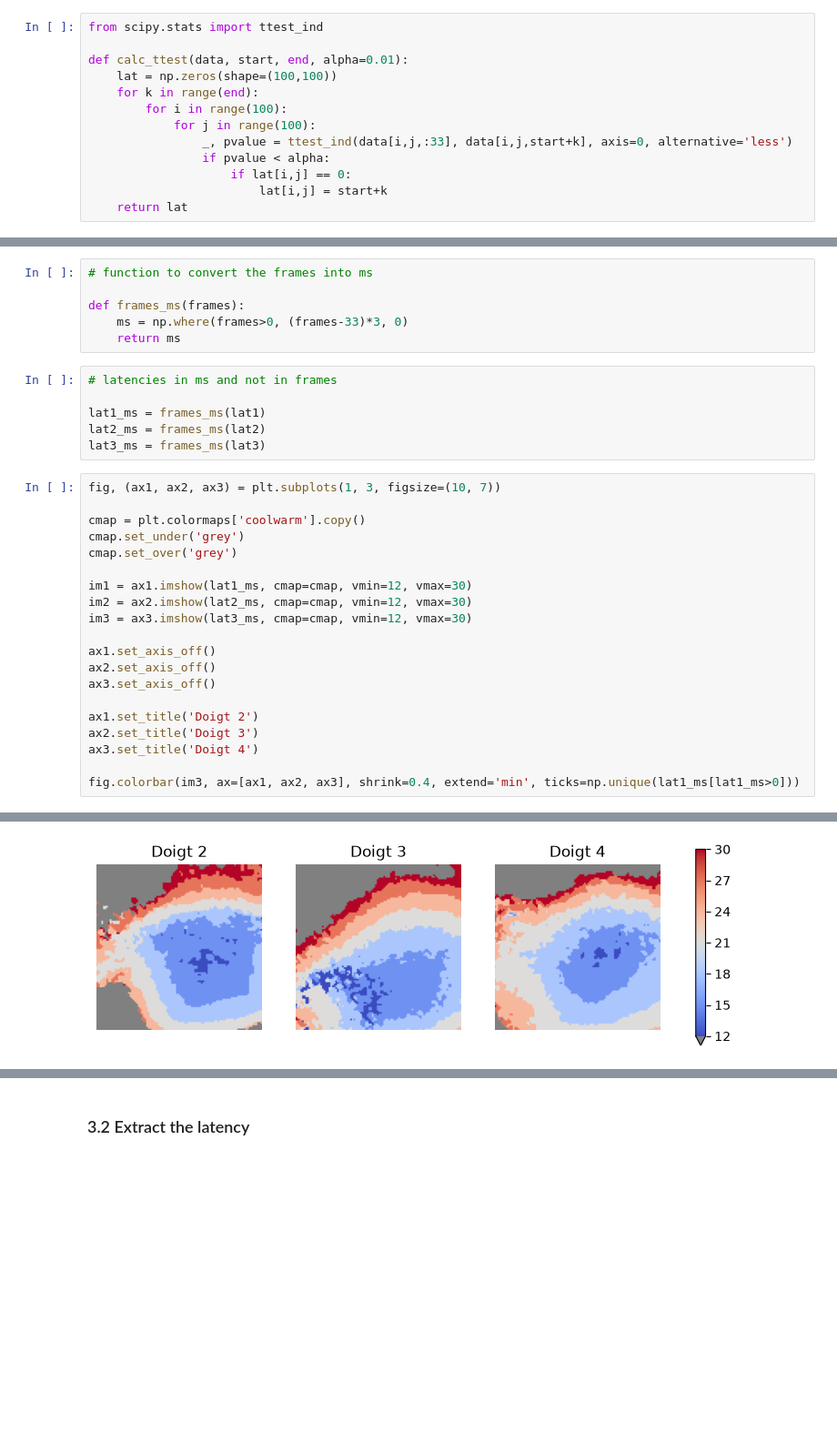
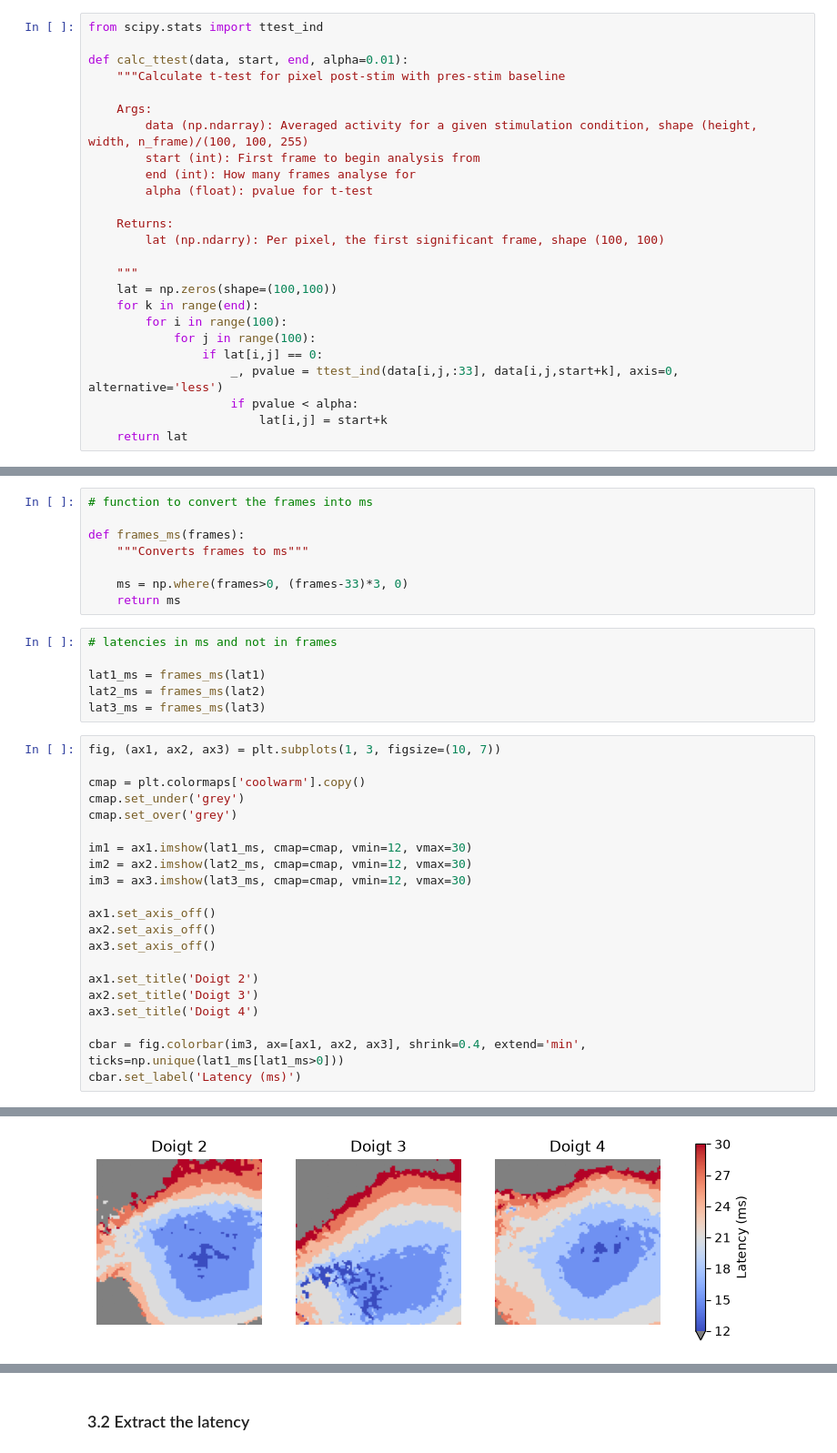
Before and after one commit to arthbreaker/DA3_VSDI_S1_G1_2026, a Jupyter notebook: scripts/DA3_GR1_Catz.ipynb, the cells around one changed output, grey strips where cells are left out. Shown at 91% size. Saved outputs shown, nothing was run; the diff lists cells and outputs as text; blank space fills up the shorter version.

```diff
--- a/scripts/DA3_GR1_Catz.ipynb
+++ b/scripts/DA3_GR1_Catz.ipynb
@@ -335,13 +337,25 @@ Here we want to carry out a one sample t-test between each pixel post-stimulus w
 from scipy.stats import ttest_ind
 
 def calc_ttest(data, start, end, alpha=0.01):
+    """Calculate t-test for pixel post-stim with pres-stim baseline
+
+    Args:
+        data (np.ndarray): Averaged activity for a given stimulation condition, shape (height, width, n_frame)/(100, 100, 255)
+        start (int): First frame to begin analysis from
+        end (int): How many frames analyse for
+        alpha (float): pvalue for t-test
+
+    Returns:
+        lat (np.ndarry): Per pixel, the first significant frame, shape (100, 100)
+
+    """
     lat = np.zeros(shape=(100,100))
     for k in range(end):
         for i in range(100):
             for j in range(100):
-                _, pvalue = ttest_ind(data[i,j,:33], data[i,j,start+k], axis=0, alternative='less')
-                if pvalue < alpha:
-                    if lat[i,j] == 0:
+                if lat[i,j] == 0:
+                    _, pvalue = ttest_ind(data[i,j,:33], data[i,j,start+k], axis=0, alternative='less')
+                    if pvalue < alpha:
                         lat[i,j] = start+k
     return lat
 # %% [markdown]
@@ -354,6 +368,8 @@ lat3 = calc_ttest(cond3_ave, start=37, end=10, alpha=0.01)
 # function to convert the frames into ms
 
 def frames_ms(frames):
+    """Converts frames to ms"""
+
     ms = np.where(frames>0, (frames-33)*3, 0)
     return ms
 # %%
@@ -381,5 +397,6 @@ ax1.set_title('Doigt 2')
 ax2.set_title('Doigt 3')
 ax3.set_title('Doigt 4')
 
-fig.colorbar(im3, ax=[ax1, ax2, ax3], shrink=0.4, extend='min', ticks=np.unique(lat1_ms[lat1_ms>0]))
+cbar = fig.colorbar(im3, ax=[ax1, ax2, ax3], shrink=0.4, extend='min', ticks=np.unique(lat1_ms[lat1_ms>0]))
+cbar.set_label('Latency (ms)')
 # %% [output]
@@ -387 +403 @@ fig.colorbar(im3, ax=[ax1, ax2, ax3], shrink=0.4, extend='min', ticks=np.unique(
-[figure, old version]
+[figure, new version]
```
Also changed, not shown: parts of 11 cells of this notebook, 1 other file.
